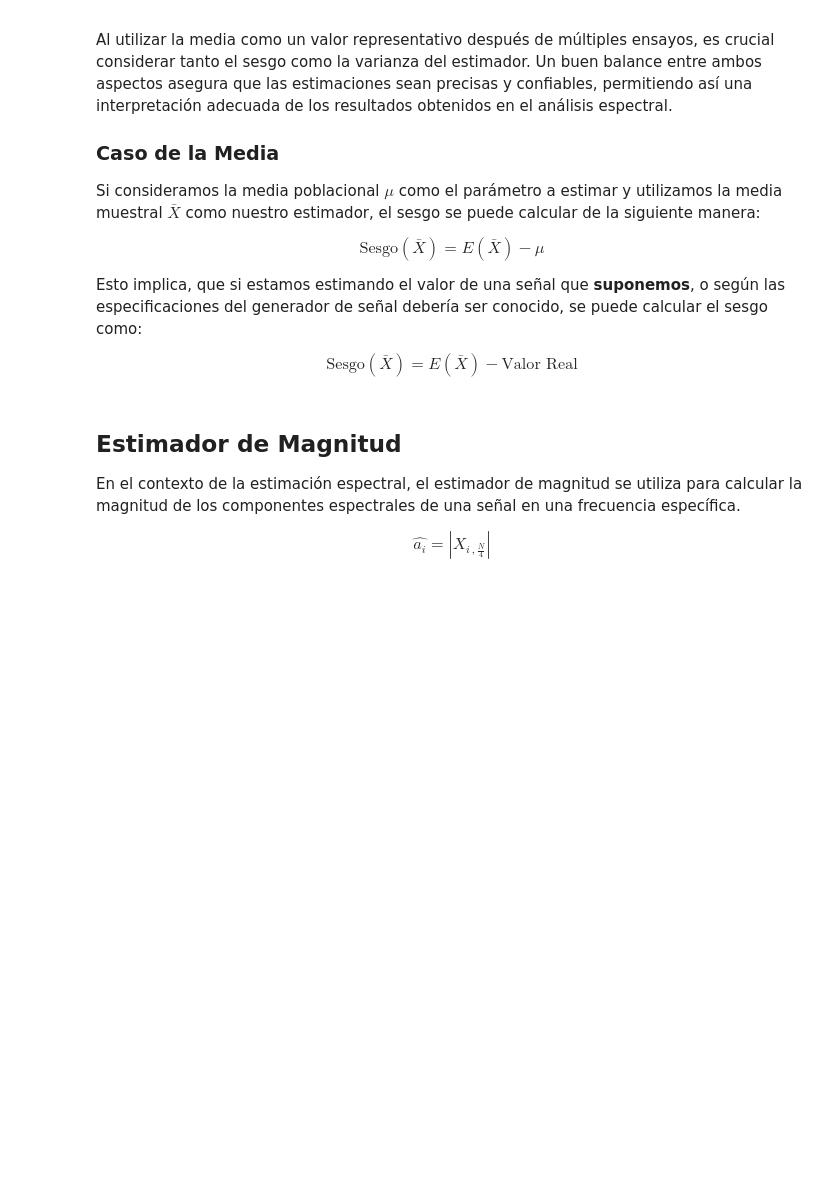
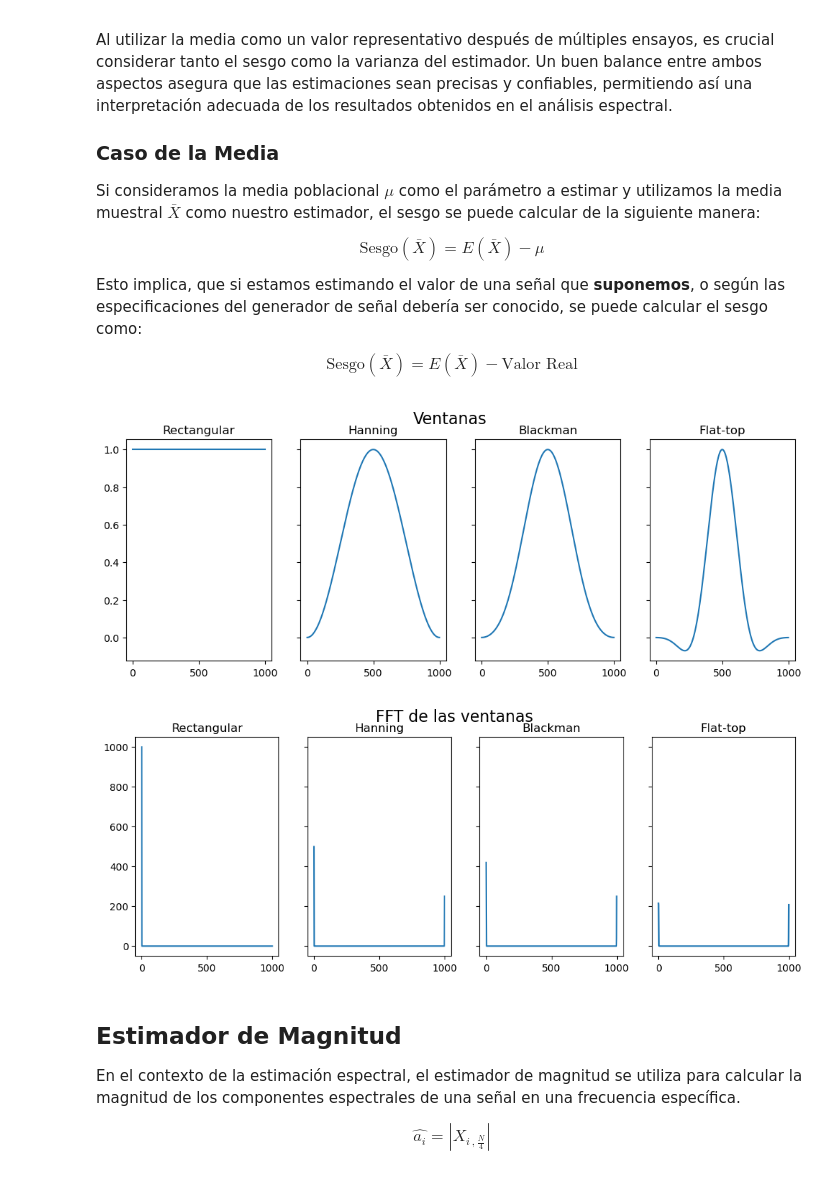
Before and after one commit to federico-b-ee/PDS-2024, a Jupyter notebook: TS6/notebook.ipynb, the cells around one changed output. Drawn from its saved outputs; the diff is of its cells as text; code cells hidden in the pictures; blank space fills up the shorter version.

```diff
--- a/TS6/notebook.ipynb
+++ b/TS6/notebook.ipynb
@@ -69,3 +50,53 @@ omega_1 = omega_0 + frequency_factor * df
+# %%
+# @title: SetUp
+import sys
+import os
+
+sys.path.append(os.path.abspath(".."))
+from pds_utils import sine, noise
+import matplotlib.pyplot as plt
+
+import numpy as np
+from scipy import signal
+
+amplitude = 2
+
+# Señal a cuantizar
+fs = N = 1000
+spectral_res = fs / N
+omega_0 = N / 4
+df = fs / N
+
+windows = {
+    "Rectangular": signal.boxcar(N),
+    "Hanning": signal.hann(N),
+    "Blackman": signal.blackman(N),
+    "Flat-top": signal.flattop(N),
+}
+
+fig_hist, axs_hist = plt.subplots(1, 4, figsize=(12, 4), sharex=True, sharey=True)
+
+# Ploteo de las ventanas
+for i, (name, window) in enumerate(windows.items()):
+    axs_hist[i].plot(window)
+    axs_hist[i].set_title(name)
+
+fig_hist.suptitle("Ventanas", fontsize=16)
+plt.show()
+
+# Ploteo de la FFT de las ventanas
+fig_fft, axs_fft = plt.subplots(1, 4, figsize=(12, 4), sharex=True, sharey=True)
+
+for i, (name, window) in enumerate(windows.items()):
+    fft_window = np.fft.fft(window)
+    axs_fft[i].plot(np.abs(fft_window))
+    axs_fft[i].set_title(name)
+
+fig_fft.suptitle("FFT de las ventanas", fontsize=16)
+plt.show()
+# %% [output]
+[figure, added]
+[figure, added]
 # %% [markdown]
 
 ## Estimador de Magnitud
```
Also changed, not shown: parts of 13 cells of this notebook.
